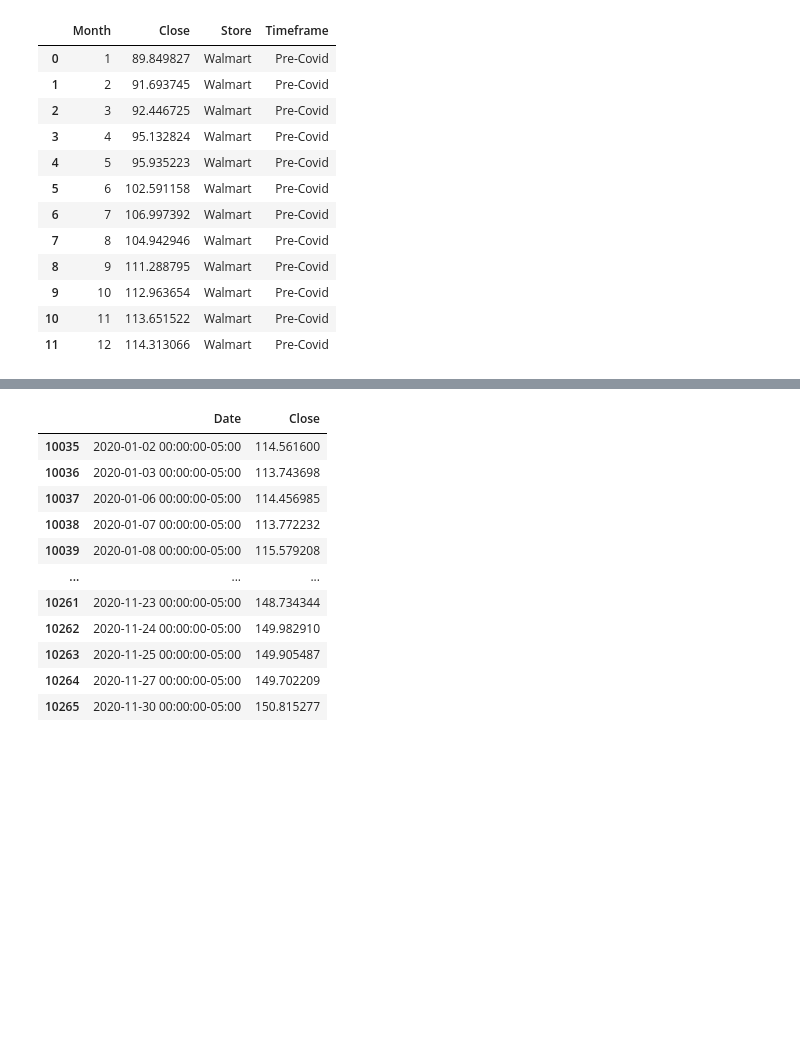
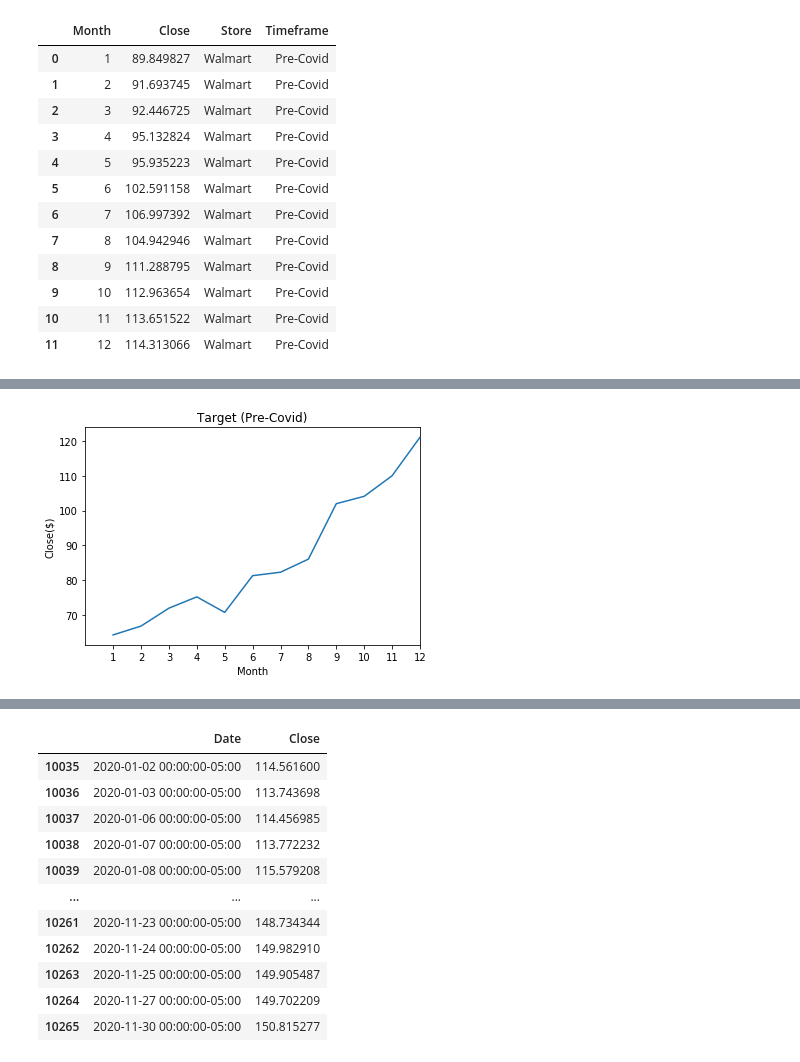
Before and after one commit to cjallow01/project-1, a Jupyter notebook: retail_covid_stocks.ipynb, the cells around one changed output, grey strips where cells are left out. Saved outputs shown, nothing was run; the diff lists cells and outputs as text; code cells hidden in the pictures; blank space fills up the shorter version.

```diff
--- a/retail_covid_stocks.ipynb
+++ b/retail_covid_stocks.ipynb
@@ -280,0 +310,3 @@ Text(0.5, 1.0, 'Walmart(Pre Covid)')
+# %%
+Target_data_df = pd.DataFrame(Target.history(period="max"))
+Target_data_df
@@ -280,0 +330,6 @@ Text(0.5, 1.0, 'Walmart(Pre Covid)')
+# %%
+Target_data_df.reset_index(inplace=True)
+Target_data_df['index'] = Target_data_df.index
+Target_data_df['Date'] = pd.to_datetime(Target_data_df['Date'], format='%Y-%m-%d')
+Target_data_df = Target_data_df[["Date","Close"]]
+Target_data_df
@@ -280,0 +350,3 @@ Text(0.5, 1.0, 'Walmart(Pre Covid)')
+# %%
+Target_pre_covid_df = Target_data_df.loc[((Target_data_df['Date'].dt.year == 2019))]
+Target_pre_covid_df.sort_values(by=['Date'])
@@ -280,0 +367,12 @@ Text(0.5, 1.0, 'Walmart(Pre Covid)')
+# %%
+#Create a dataframe for Target pre-covid stock data (Jan 2019 - Dec 2019) By Month
+monthly_close_pre_covid_df = pd.DataFrame(Target_pre_covid_df.groupby(Target_pre_covid_df.Date.dt.month)['Close'].mean())\
+                        .reset_index()\
+                        .rename(columns={'Date': 'Month'})
+
+#Add Store and timeframe column
+
+monthly_close_pre_covid_df['Store'] = 'Target'
+monthly_close_pre_covid_df['Timeframe'] = 'Pre-Covid'
+
+monthly_close_pre_covid_df
@@ -280,0 +393,12 @@ Text(0.5, 1.0, 'Walmart(Pre Covid)')
+# %%
+x = monthly_close_pre_covid_df['Month']
+y = monthly_close_pre_covid_df['Close']
+
+plt.plot(x, y)
+plt.xlim(0,12,1)
+plt.xticks(np.arange(min(x), max(x)+1, 1))
+plt.xlabel("Month")
+plt.ylabel("Close($)")
+plt.title("Target (Pre-Covid)");
+# %% [output]
+[figure, added]
```
Also changed, not shown: parts of 46 cells of this notebook, 2 other files.
